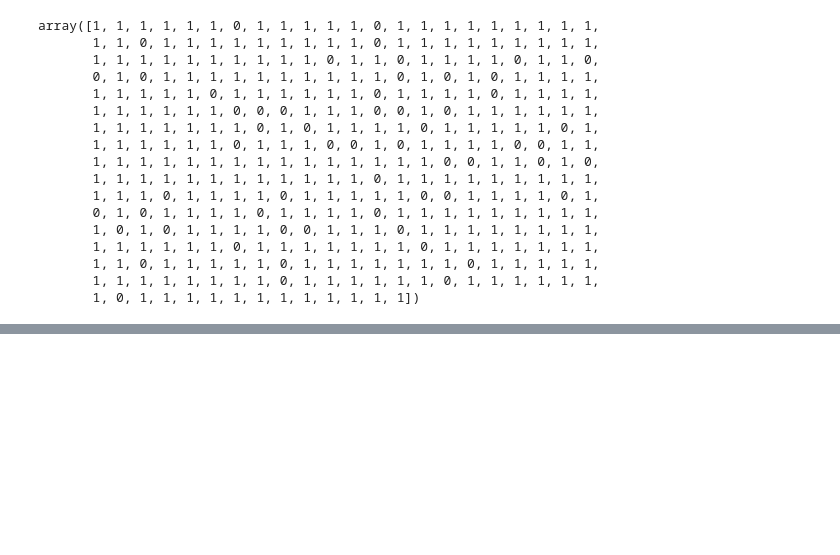
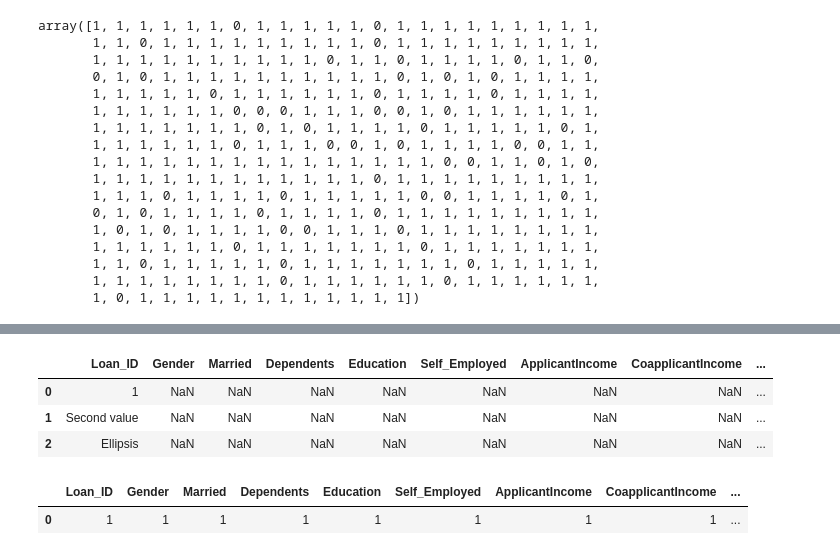
Before and after one commit to brianhabana/Mortgage_Qualifier_App, a Jupyter notebook: ML/machine_learning.ipynb, the cells around one changed output, grey strips where cells are left out. Saved outputs shown, nothing was run; the diff lists cells and outputs as text; code cells hidden in the pictures; blank space fills up the shorter version.

```diff
--- a/ML/machine_learning.ipynb
+++ b/ML/machine_learning.ipynb
@@ -668,0 +724,2 @@ array([1, 1, 1, 1, 1, 1, 0, 1, 1, 1, 1, 1, 0, 1, 1, 1, 1, 1, 1, 1, 1, 1,
+# %%
+df = pd.DataFrame (data, columns = ['Loan_ID': '1','Gender','Married', 'Dependents', 'Education', 'Self_Employed', 'ApplicantIncome', 'CoapplicantIncome', 'LoanAmount', 'Loan_Amount_Term', 'Credit_Hisotry', 'Property_Area', 'Loan_Status',])
@@ -668,0 +728,7 @@ array([1, 1, 1, 1, 1, 1, 0, 1, 1, 1, 1, 1, 0, 1, 1, 1, 1, 1, 1, 1, 1, 1,
+# %%
+df
+# %% [output]
+|  | Loan_ID | Gender | Married | Dependents | Education | Self_Employed | ApplicantIncome | CoapplicantIncome | ... |
+| 0 | 1 | NaN | NaN | NaN | NaN | NaN | NaN | NaN | ... |
+| 1 | Second value | NaN | NaN | NaN | NaN | NaN | NaN | NaN | ... |
+| 2 | Ellipsis | NaN | NaN | NaN | NaN | NaN | NaN | NaN | ... |
@@ -668,0 +748,20 @@ array([1, 1, 1, 1, 1, 1, 0, 1, 1, 1, 1, 1, 0, 1, 1, 1, 1, 1, 1, 1, 1, 1,
+# %%
+d = {'Loan_ID': [Loan_ID],
+     'Gender': [Gender],
+     'Married': [Married],
+     'Dependents' : [Dependents],
+     'Education' : [Education],
+     'Self_Employed' : [Self_Employed],
+     'ApplicantIncome' : [ApplicantIncome],
+     'CoapplicantIncome' : [CoapplicantIncome],
+     'LoanAmount' : [LoanAmount],
+     'Loan_Amount_Term' : [Loan_Amount_Term],
+     'Credit_History' : [Credit_History],
+     'Property_Area' : [Property_Area],
+      }
+
+df = pd.DataFrame(data=d)
+df
+# %% [output]
+|  | Loan_ID | Gender | Married | Dependents | Education | Self_Employed | ApplicantIncome | CoapplicantIncome | ... |
+| 0 | 1 | 1 | 1 | 1 | 1 | 1 | 1 | 1 | ... |
```
Also changed, not shown: parts of 12 cells of this notebook.
